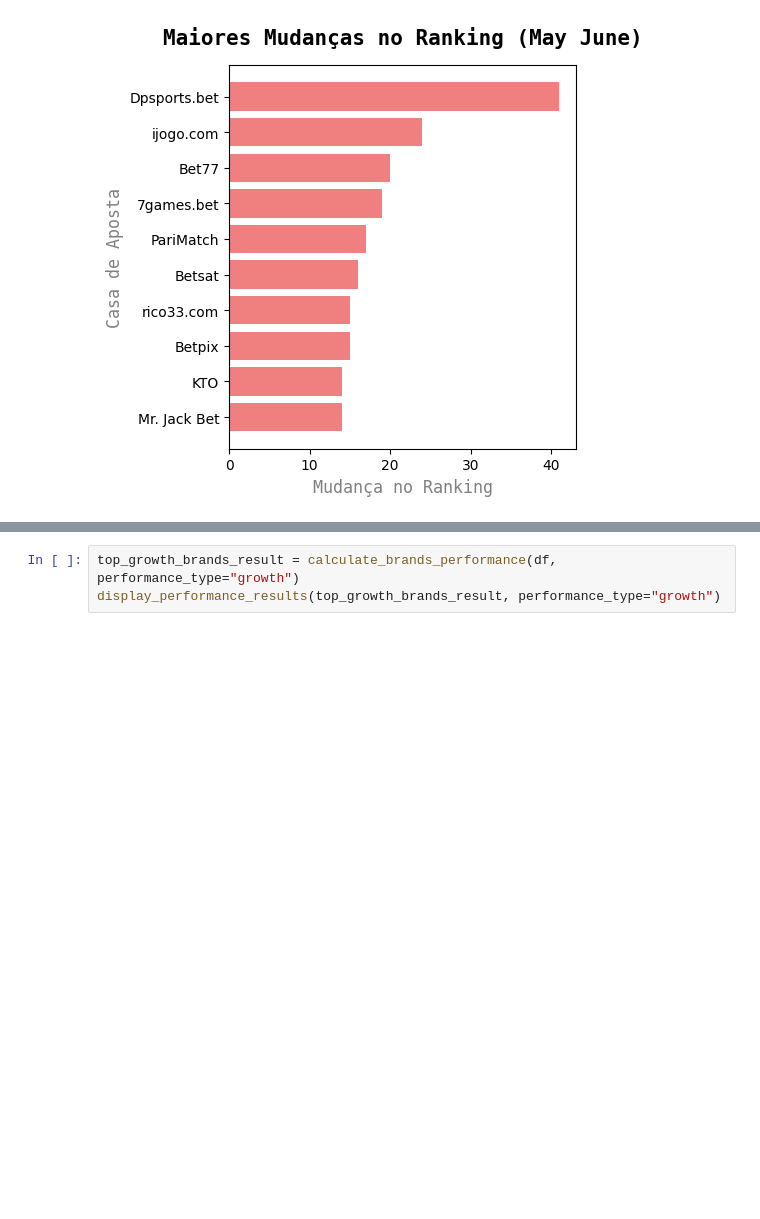
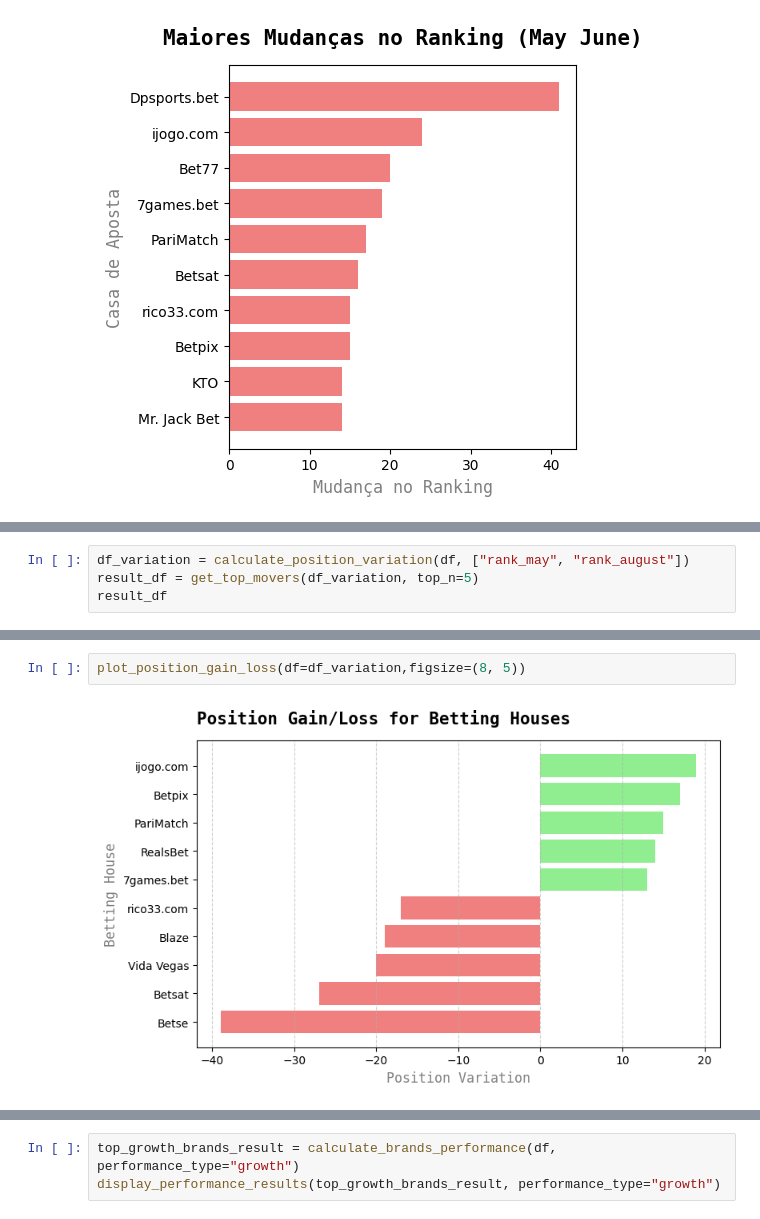
Before and after one commit to mathanssen/alts-digital, a Jupyter notebook: bookmarkers/notebooks/analysis.ipynb, the cells around one changed output, grey strips where cells are left out. Saved outputs shown, nothing was run; the diff lists cells and outputs as text; blank space fills up the shorter version.

```diff
--- a/bookmarkers/notebooks/analysis.ipynb
+++ b/bookmarkers/notebooks/analysis.ipynb
@@ -154,0 +279,4 @@ Quais casas de apostas têm crescido mais rápido em comparação com suas conco
+# %%
+df_variation = calculate_position_variation(df, ["rank_may", "rank_august"])
+result_df = get_top_movers(df_variation, top_n=5)
+result_df
@@ -154,0 +297,4 @@ Quais casas de apostas têm crescido mais rápido em comparação com suas conco
+# %%
+plot_position_gain_loss(df=df_variation,figsize=(8, 5))
+# %% [output]
+[figure, added]
```
Also changed, not shown: parts of 38 cells of this notebook, 2 other files.
